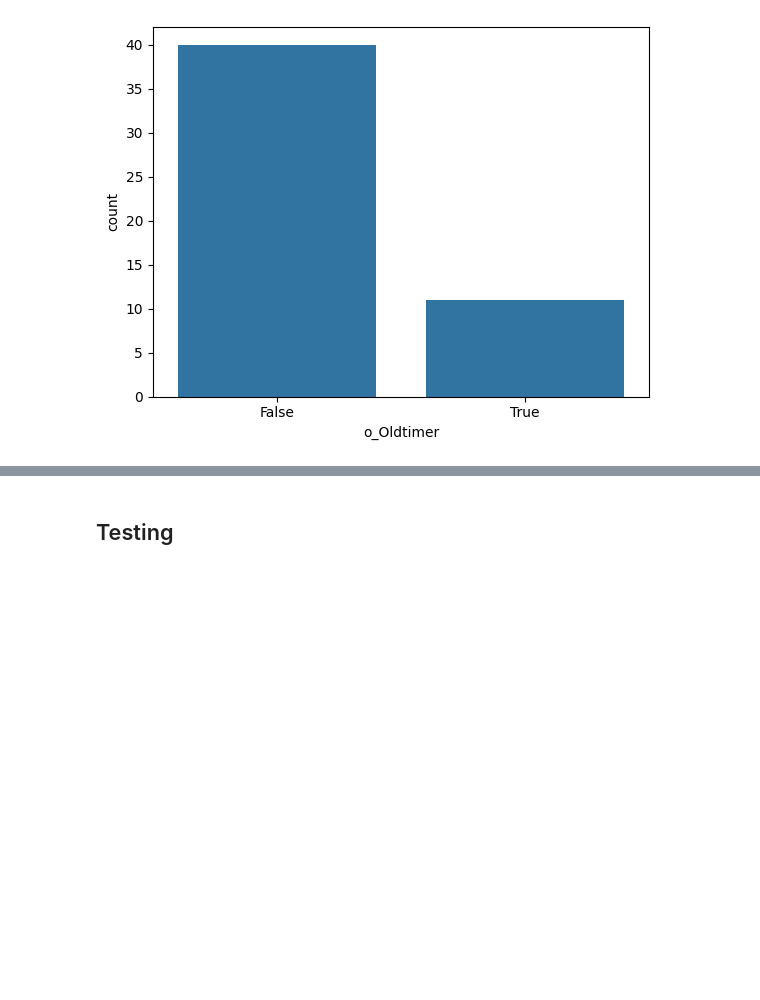
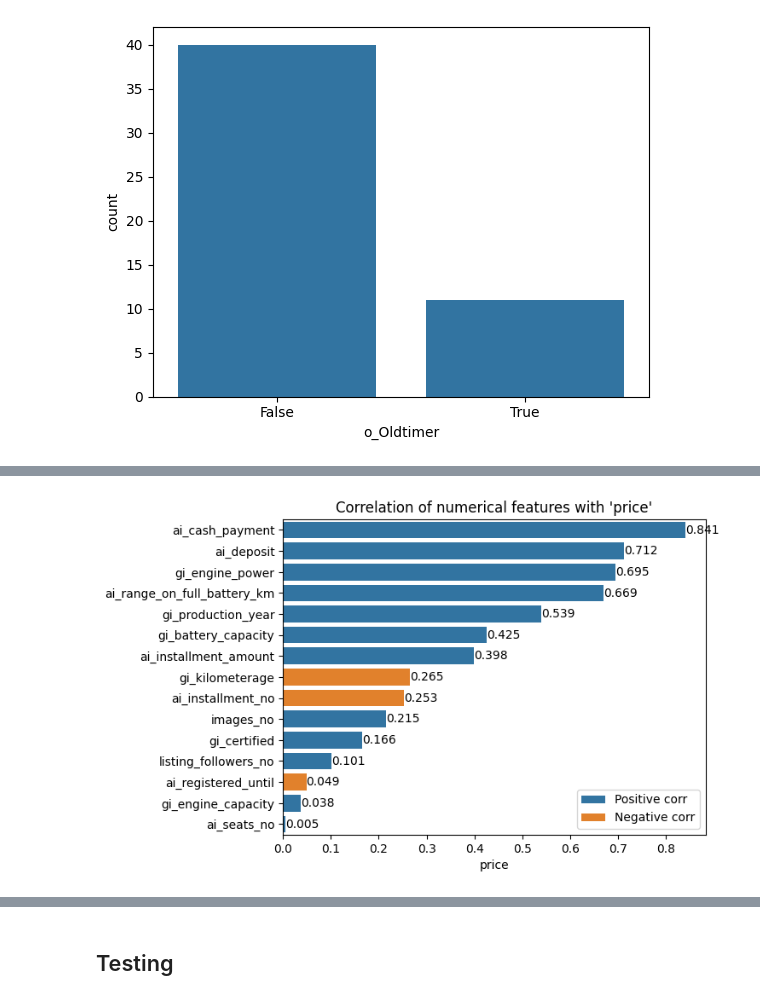
Before and after one commit to aleksa-radojicic/second_hand_car_price_prediction, a Jupyter notebook: notebooks/3_MultivariateAnalysis.ipynb, the cells around one changed output, grey strips where cells are left out. Saved outputs shown, nothing was run; the diff lists cells and outputs as text; code cells hidden in the pictures; blank space fills up the shorter version.

```diff
--- a/notebooks/3_MultivariateAnalysis.ipynb
+++ b/notebooks/3_MultivariateAnalysis.ipynb
@@ -396,0 +406,16 @@ Show countplot of renovated cars by 'o_Oldtimer' feature
+# %%
+corr_numerical_and_label = df[features_info["numerical"] + [config.LABEL]].corr()
+corr_numerical_with_label = (
+    corr_numerical_and_label[config.LABEL]
+    .drop(config.LABEL)
+    .sort_values(key=lambda x: abs(x), ascending=False)
+)
+
+colors = [
+    "Positive corr" if val > 0 else "Negative corr" for val in corr_numerical_with_label
+]
+nb_utils.plot_bar_correlations(
+    corr=corr_numerical_with_label.round(3), colors=colors, by=config.LABEL
+);
+# %% [output]
+[figure, added]
```
Also changed, not shown: parts of 10 cells of this notebook, 2 other files.
